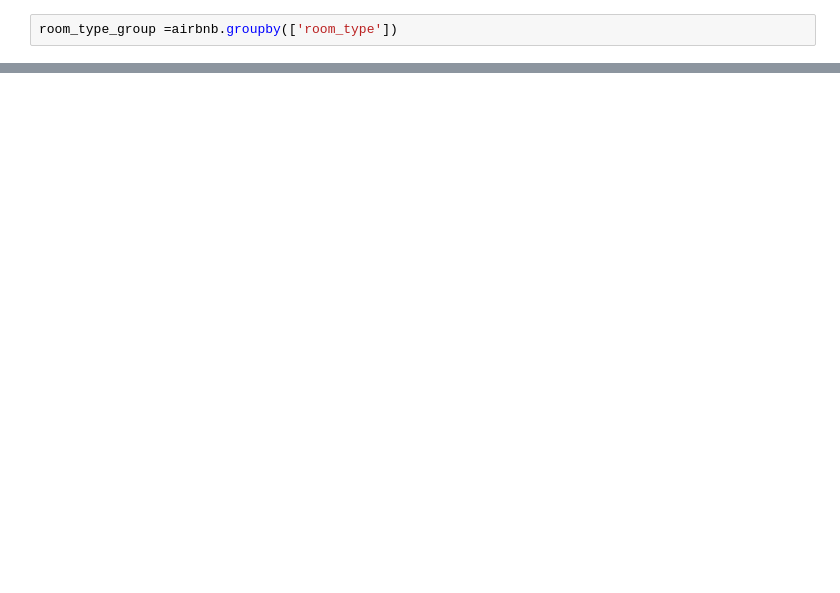
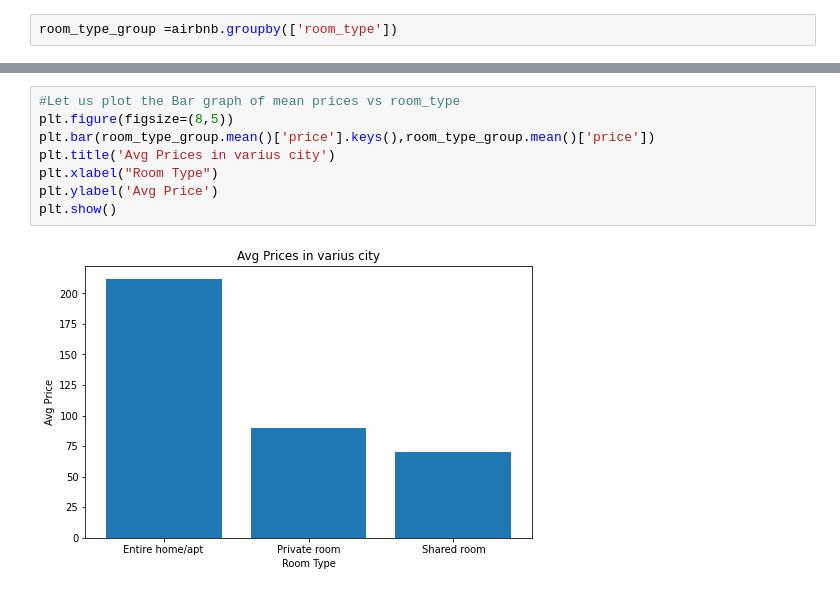
Before and after one commit to 66aadesh/AirBnB-Bookings-EDA, a Jupyter notebook: Copy_of_Copy_of_Airbnb_Bookings_Analysis_Capstone_Project.ipynb, the cells around one changed output, grey strips where cells are left out. Drawn from its saved outputs; the diff is of its cells as text; blank space fills up the shorter version.

```diff
--- a/Copy_of_Copy_of_Airbnb_Bookings_Analysis_Capstone_Project.ipynb
+++ b/Copy_of_Copy_of_Airbnb_Bookings_Analysis_Capstone_Project.ipynb
@@ -200,0 +266,10 @@ ValueError: ignored
+# %%
+#Let us plot the Bar graph of mean prices vs room_type
+plt.figure(figsize=(8,5))
+plt.bar(room_type_group.mean()['price'].keys(),room_type_group.mean()['price'])
+plt.title('Avg Prices in varius city')
+plt.xlabel("Room Type")
+plt.ylabel('Avg Price')
+plt.show()
+# %% [output]
+[figure, added]
```
Also changed, not shown: parts of 73 cells of this notebook.
